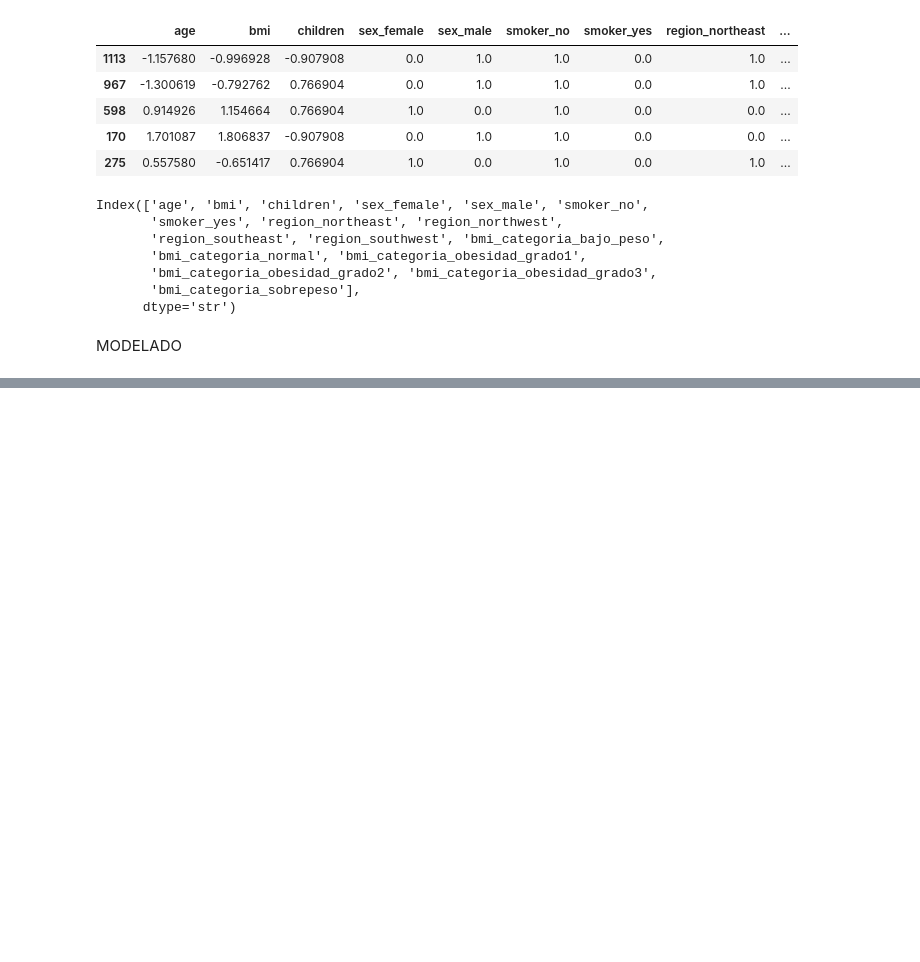
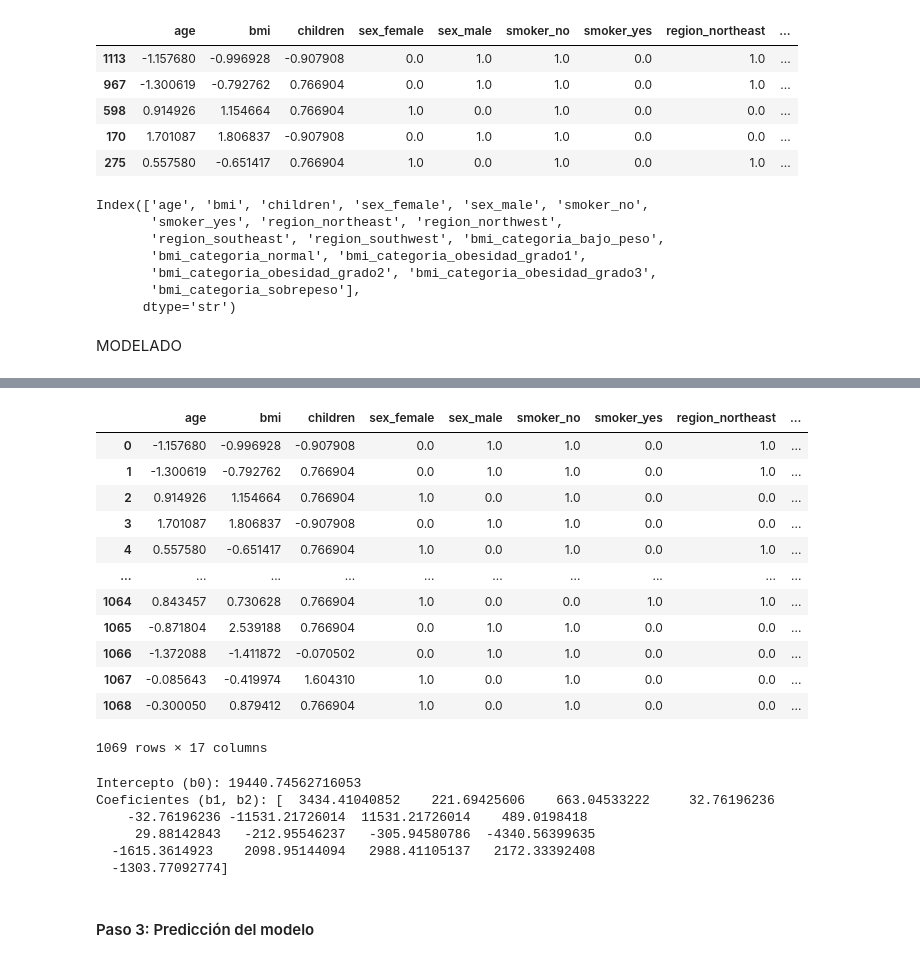
Before and after one commit to melissahm/machine-learning-python-template_regresion_lineal_1_melissahm, a Jupyter notebook: src/explore.ipynb, the cells around one changed output, grey strips where cells are left out. Cells and saved outputs as stored; diff of their text form; code cells hidden in the pictures; blank space fills up the shorter version.

```diff
--- a/src/explore.ipynb
+++ b/src/explore.ipynb
@@ -740,0 +760,7 @@ train_data.head()
+# %%
+# Separar X e y
+X_train = train_data.drop(["charges"], axis = 1)
+y_train = train_data["charges"]
+
+X_test = test_data.drop(["charges"], axis = 1)
+y_test = test_data["charges"]
@@ -740,0 +790,28 @@ train_data.head()
+# %%
+X_train
+# %% [output]
+|  | age | bmi | children | sex_female | sex_male | smoker_no | smoker_yes | region_northeast | ... |
+| 0 | -1.157680 | -0.996928 | -0.907908 | 0.0 | 1.0 | 1.0 | 0.0 | 1.0 | ... |
+| 1 | -1.300619 | -0.792762 | 0.766904 | 0.0 | 1.0 | 1.0 | 0.0 | 1.0 | ... |
+| 2 | 0.914926 | 1.154664 | 0.766904 | 1.0 | 0.0 | 1.0 | 0.0 | 0.0 | ... |
+| 3 | 1.701087 | 1.806837 | -0.907908 | 0.0 | 1.0 | 1.0 | 0.0 | 0.0 | ... |
+| 4 | 0.557580 | -0.651417 | 0.766904 | 1.0 | 0.0 | 1.0 | 0.0 | 1.0 | ... |
+| ... | ... | ... | ... | ... | ... | ... | ... | ... | ... |
+| 1064 | 0.843457 | 0.730628 | 0.766904 | 1.0 | 0.0 | 0.0 | 1.0 | 1.0 | ... |
+| 1065 | -0.871804 | 2.539188 | 0.766904 | 0.0 | 1.0 | 1.0 | 0.0 | 0.0 | ... |
+| 1066 | -1.372088 | -1.411872 | -0.070502 | 0.0 | 1.0 | 1.0 | 0.0 | 0.0 | ... |
+| 1067 | -0.085643 | -0.419974 | 1.604310 | 1.0 | 0.0 | 1.0 | 0.0 | 0.0 | ... |
+| 1068 | -0.300050 | 0.879412 | 0.766904 | 1.0 | 0.0 | 1.0 | 0.0 | 0.0 | ... |
+1069 rows × 17 columns
+# %%
+print(f"Intercepto (b0): {model.intercept_}")
+print(f"Coeficientes (b1, b2): {model.coef_}")
+# %% [output]
+Intercepto (b0): 19440.74562716053
+Coeficientes (b1, b2): [  3434.41040852    221.69425606    663.04533222     32.76196236
+    -32.76196236 -11531.21726014  11531.21726014    489.0198418
+     29.88142843   -212.95546237   -305.94580786  -4340.56399635
+  -1615.3614923    2098.95144094   2988.41105137   2172.33392408
+  -1303.77092774]
+# %% [markdown]
+#### Paso 3: Predicción del modelo
```
Also changed, not shown: parts of 15 cells of this notebook, 2 other files.
